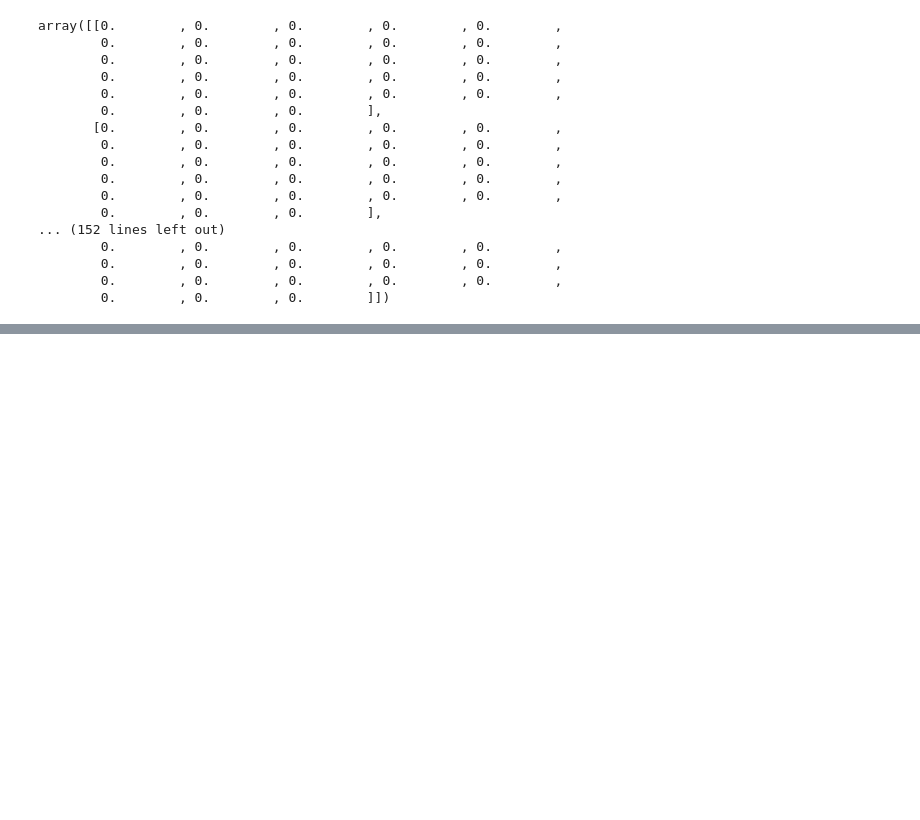
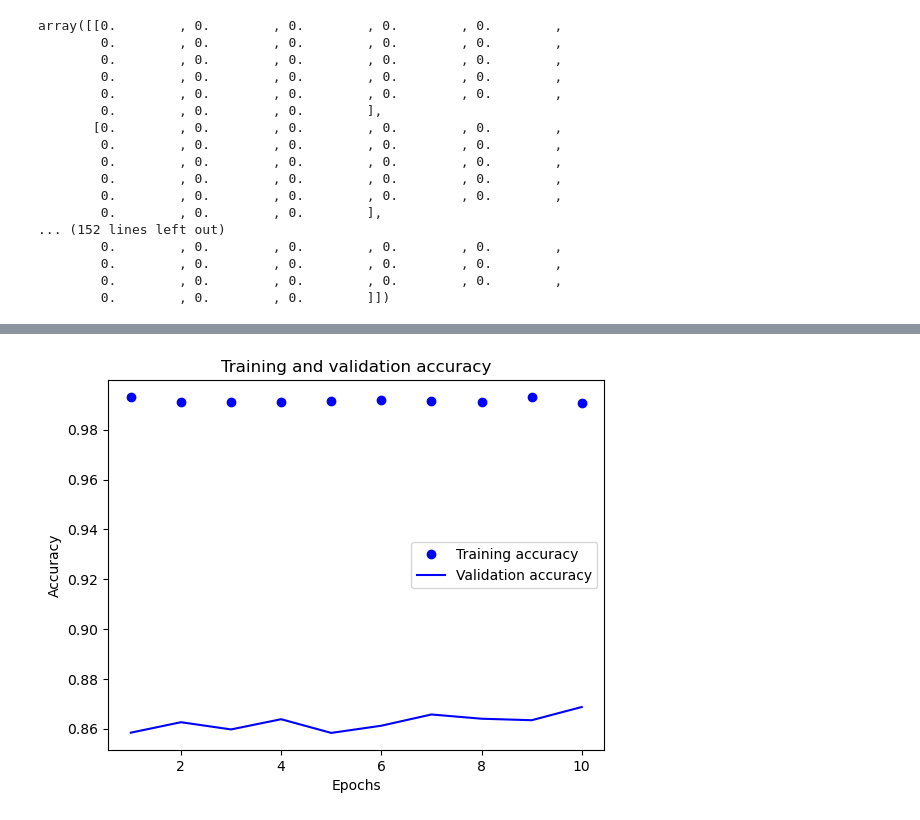
Before and after one commit to Bhubanghimire/Deep-Learning-practice, a Jupyter notebook: keras image classification.ipynb, the cells around one changed output, grey strips where cells are left out. Cells and saved outputs as stored; diff of their text form; code cells hidden in the pictures; blank space fills up the shorter version.

```diff
--- a/keras image classification.ipynb
+++ b/keras image classification.ipynb
@@ -142,5 +140,9 @@ model.add(Flatten(input_shape=[28,28]))
+# %%
+model.add(InputLayer(shape=[28, 28]))
+# %%
+model.add(Flatten())
 # %%
-model.add(Dense(200, activation='relu'))
+model.add(Dense(128, activation='relu'))
 # %%
 model.add(Dense(10, activation='softmax'))
 # %%
@@ -181,4 +183,4 @@ Model: "sequential_4"
  Non-trainable params: 0 (0.00 B)
 # %%
-model.fit(x_train, y_train, epochs=100)
+history=model.fit(x_train, y_train, epochs=10, validation_data=(x_test, y_test))
 # %% [output]
@@ -201,0 +207,18 @@ Epoch 64/100
+# %%
+acc = history.history['accuracy']
+val_acc = history.history['val_accuracy']
+loss = history.history['loss']
+val_loss = history.history['val_loss']
+epochs = range(1, len(acc) + 1)
+
+plt.plot(epochs, acc, 'bo', label='Training accuracy')
+plt.plot(epochs, val_acc, 'b', label='Validation accuracy')
+plt.title('Training and validation accuracy')
+plt.xlabel('Epochs')
+plt.ylabel('Accuracy')
+plt.legend()
+
+
+plt.show()
+# %% [output]
+[figure, added]
```
Also changed, not shown: parts of 11 cells of this notebook, 4 other files.
